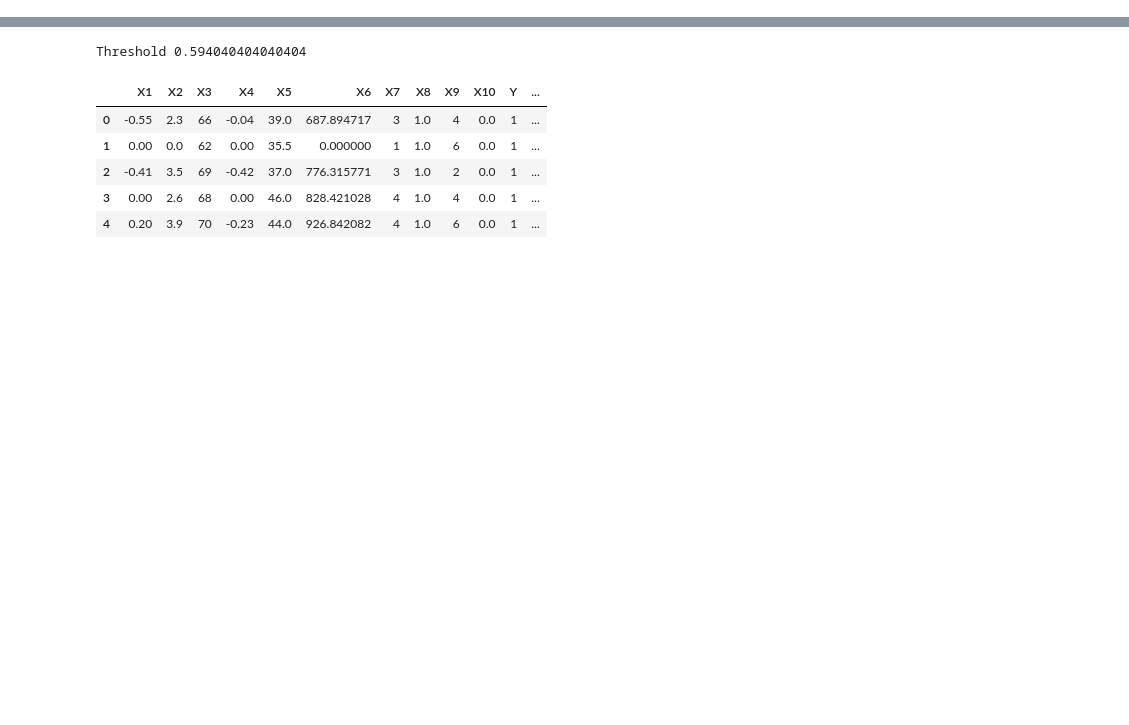
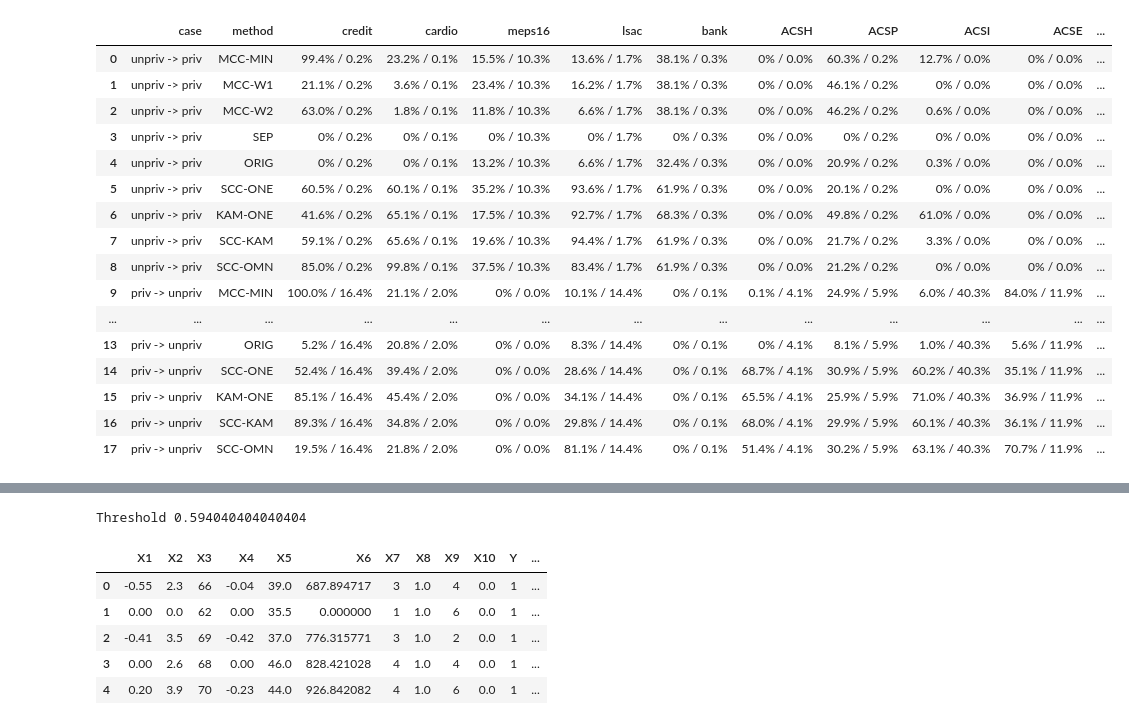
Before and after one commit to KeYang0923/NonInvasiveTool4FairML, a Jupyter notebook: Opt_MCC_parameters.ipynb, the cells around one changed output, grey strips where cells are left out. Cells and saved outputs as stored; diff of their text form; code cells hidden in the pictures; blank space fills up the shorter version.

```diff
--- a/Opt_MCC_parameters.ipynb
+++ b/Opt_MCC_parameters.ipynb
@@ -32,0 +98,63 @@ test_df.head()
+# %%
+# first_cols = ['size', '# of attributes (numer./ categ.)', 'minority group U', 'population of U', '% of positive labels in U', 'predictive task']
+rows = [['case', 'method'] + datasets]
+setting = 'err'
+model_i = 'LR'
+sim_df = pd.DataFrame(columns=['case', 'method'] + datasets)
+# res_path = 'intermediate/models/'
+for case_i, case_name in zip(['0 to 1', '1 to 0'], ['unpriv -> priv', 'priv -> unpriv']):
+
+    if model_i == 'LR':
+        methods = ['MCC-MIN', 'MCC-W1', 'MCC-W2', 'SEP', 'ORIG', 'SCC-ONE', 'KAM-ONE', 'SCC-KAM', 'SCC-OMN']
+    else:
+        methods = ['MCC-MIN', 'MCC-W1', 'MCC-W2', 'SEP', 'ORIG', 'SCC-ONE', 'KAM-ONE', 'SCC-KAM', 'SCC-OMN', 'CAP-ONE']
+    for method_i in methods:
+        cur_row = [case_name, method_i]
+        for data_name in datasets:
+
+            cur_df = all_mcc.query('data=="{}" and case=="{}" and model=="{}" and method=="{}"'.format(data_name, case_i, model_i, method_i))
+            if cur_df.shape[0] > 0:
+                case_perc = cur_df['case_n'].values[0]/cur_df['test_n'].values[0]
+            else:
+                print('skip', data_name, model_i, seed_i, method_i, case_i)
+            correct_all = []
+            for seed_i in seeds:
+                seed_df = cur_df.query('seed=={}'.format(seed_i))
+
+                if seed_df.shape[0] > 0:
+                    case_impr =  seed_df['correct_n'].values[0]/seed_df['case_n'].values[0]
+                    correct_all.append(case_impr)
+                else:
+                    correct_all.append(0)
+                    print('skip', data_name, model_i, seed_i, method_i, case_i)
+            if sum(correct_all) > 0:
+                correct_mean = round(np.mean(correct_all)*100, 1)
+            else:
+                correct_mean = 0
+            cur_row.append('{}% / {}%'.format(correct_mean, round(case_perc*100, 1)))
+
+        sim_df.loc[sim_df.shape[0]] = cur_row
+        rows.append(cur_row)
+sim_df.to_csv('eval/sim_{}_{}.csv'.format(setting, model_i), index=False)
+#             print(cur_row)
+#             break
+# %%
+sim_df
+# %% [output]
+|  | case | method | credit | cardio | meps16 | lsac | bank | ACSH | ACSP | ACSI | ACSE | ... |
+| 0 | unpriv -> priv | MCC-MIN | 99.4% / 0.2% | 23.2% / 0.1% | 15.5% / 10.3% | 13.6% / 1.7% | 38.1% / 0.3% | 0% / 0.0% | 60.3% / 0.2% | 12.7% / 0.0% | 0% / 0.0% | ... |
+| 1 | unpriv -> priv | MCC-W1 | 21.1% / 0.2% | 3.6% / 0.1% | 23.4% / 10.3% | 16.2% / 1.7% | 38.1% / 0.3% | 0% / 0.0% | 46.1% / 0.2% | 0% / 0.0% | 0% / 0.0% | ... |
+| 2 | unpriv -> priv | MCC-W2 | 63.0% / 0.2% | 1.8% / 0.1% | 11.8% / 10.3% | 6.6% / 1.7% | 38.1% / 0.3% | 0% / 0.0% | 46.2% / 0.2% | 0.6% / 0.0% | 0% / 0.0% | ... |
+| 3 | unpriv -> priv | SEP | 0% / 0.2% | 0% / 0.1% | 0% / 10.3% | 0% / 1.7% | 0% / 0.3% | 0% / 0.0% | 0% / 0.2% | 0% / 0.0% | 0% / 0.0% | ... |
+| 4 | unpriv -> priv | ORIG | 0% / 0.2% | 0% / 0.1% | 13.2% / 10.3% | 6.6% / 1.7% | 32.4% / 0.3% | 0% / 0.0% | 20.9% / 0.2% | 0.3% / 0.0% | 0% / 0.0% | ... |
+| 5 | unpriv -> priv | SCC-ONE | 60.5% / 0.2% | 60.1% / 0.1% | 35.2% / 10.3% | 93.6% / 1.7% | 61.9% / 0.3% | 0% / 0.0% | 20.1% / 0.2% | 0% / 0.0% | 0% / 0.0% | ... |
+| 6 | unpriv -> priv | KAM-ONE | 41.6% / 0.2% | 65.1% / 0.1% | 17.5% / 10.3% | 92.7% / 1.7% | 68.3% / 0.3% | 0% / 0.0% | 49.8% / 0.2% | 61.0% / 0.0% | 0% / 0.0% | ... |
+| 7 | unpriv -> priv | SCC-KAM | 59.1% / 0.2% | 65.6% / 0.1% | 19.6% / 10.3% | 94.4% / 1.7% | 61.9% / 0.3% | 0% / 0.0% | 21.7% / 0.2% | 3.3% / 0.0% | 0% / 0.0% | ... |
+| 8 | unpriv -> priv | SCC-OMN | 85.0% / 0.2% | 99.8% / 0.1% | 37.5% / 10.3% | 83.4% / 1.7% | 61.9% / 0.3% | 0% / 0.0% | 21.2% / 0.2% | 0% / 0.0% | 0% / 0.0% | ... |
+| 9 | priv -> unpriv | MCC-MIN | 100.0% / 16.4% | 21.1% / 2.0% | 0% / 0.0% | 10.1% / 14.4% | 0% / 0.1% | 0.1% / 4.1% | 24.9% / 5.9% | 6.0% / 40.3% | 84.0% / 11.9% | ... |
+| ... | ... | ... | ... | ... | ... | ... | ... | ... | ... | ... | ... | ... |
+| 13 | priv -> unpriv | ORIG | 5.2% / 16.4% | 20.8% / 2.0% | 0% / 0.0% | 8.3% / 14.4% | 0% / 0.1% | 0% / 4.1% | 8.1% / 5.9% | 1.0% / 40.3% | 5.6% / 11.9% | ... |
+| 14 | priv -> unpriv | SCC-ONE | 52.4% / 16.4% | 39.4% / 2.0% | 0% / 0.0% | 28.6% / 14.4% | 0% / 0.1% | 68.7% / 4.1% | 30.9% / 5.9% | 60.2% / 40.3% | 35.1% / 11.9% | ... |
+| 15 | priv -> unpriv | KAM-ONE | 85.1% / 16.4% | 45.4% / 2.0% | 0% / 0.0% | 34.1% / 14.4% | 0% / 0.1% | 65.5% / 4.1% | 25.9% / 5.9% | 71.0% / 40.3% | 36.9% / 11.9% | ... |
+| 16 | priv -> unpriv | SCC-KAM | 89.3% / 16.4% | 34.8% / 2.0% | 0% / 0.0% | 29.8% / 14.4% | 0% / 0.1% | 68.0% / 4.1% | 29.9% / 5.9% | 60.1% / 40.3% | 36.1% / 11.9% | ... |
+| 17 | priv -> unpriv | SCC-OMN | 19.5% / 16.4% | 21.8% / 2.0% | 0% / 0.0% | 81.1% / 14.4% | 0% / 0.1% | 51.4% / 4.1% | 30.2% / 5.9% | 63.1% / 40.3% | 70.7% / 11.9% | ... |
```
Also changed, not shown: parts of 8 cells of this notebook, 30 other files.
